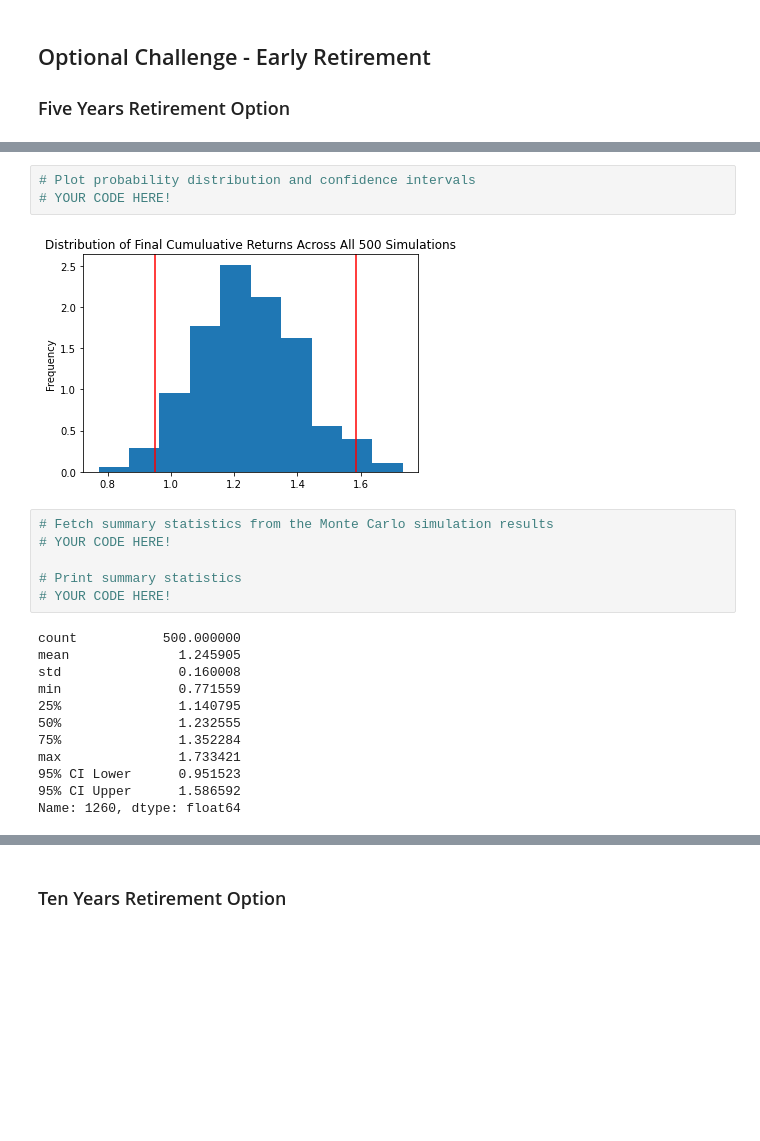
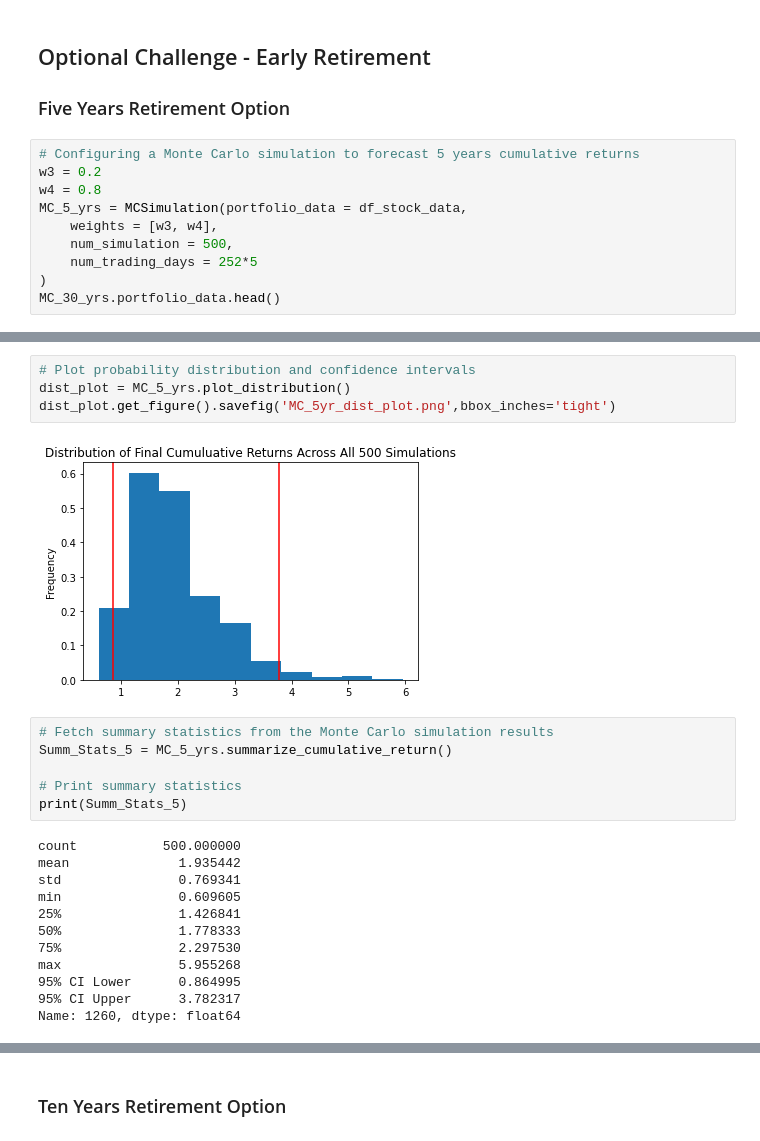
Before and after one commit to Satheeshbm/API_Assignment, a Jupyter notebook: Assignment/Main_assignment.ipynb, the cells around one changed output, grey strips where cells are left out. Cells and saved outputs as stored; diff of their text form; blank space fills up the shorter version.

```diff
--- a/Assignment/Main_assignment.ipynb
+++ b/Assignment/Main_assignment.ipynb
@@ -331,3 +333,13 @@ There is a 95% chance that an initial investment of $20000 in the portfolio over
 
 
 ### Five Years Retirement Option
+# %%
+# Configuring a Monte Carlo simulation to forecast 5 years cumulative returns
+w3 = 0.2
+w4 = 0.8
+MC_5_yrs = MCSimulation(portfolio_data = df_stock_data,
+    weights = [w3, w4],
+    num_simulation = 500,
+    num_trading_days = 252*5
+)
+MC_30_yrs.portfolio_data.head()
@@ -376,25 +407,26 @@ Running Monte Carlo simulation number 490.
 # %%
 # Plot probability distribution and confidence intervals
-# YOUR CODE HERE!
+dist_plot = MC_5_yrs.plot_distribution()
+dist_plot.get_figure().savefig('MC_5yr_dist_plot.png',bbox_inches='tight')
 # %% [output]
-[figure, old version]
+[figure, new version]
 # %%
 # Fetch summary statistics from the Monte Carlo simulation results
-# YOUR CODE HERE!
+Summ_Stats_5 = MC_5_yrs.summarize_cumulative_return()
 
 # Print summary statistics
-# YOUR CODE HERE!
+print(Summ_Stats_5)
 # %% [output]
 count           500.000000
-mean              1.245905
-std               0.160008
-min               0.771559
-25%               1.140795
-50%               1.232555
-75%               1.352284
-max               1.733421
-95% CI Lower      0.951523
-95% CI Upper      1.586592
+mean              1.935442
+std               0.769341
+min               0.609605
+25%               1.426841
+50%               1.778333
+75%               2.297530
+max               5.955268
+95% CI Lower      0.864995
+95% CI Upper      3.782317
 Name: 1260, dtype: float64
 # %%
 # Set initial investment
```
Also changed, not shown: parts of 17 cells of this notebook, 5 other files.
